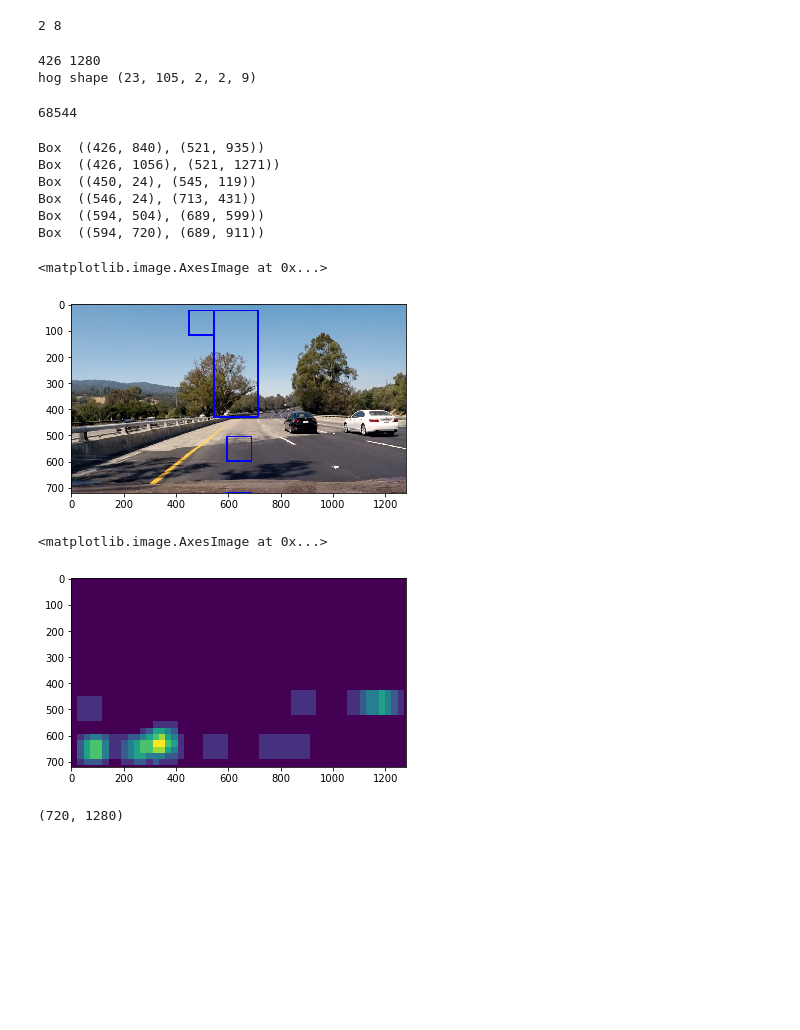
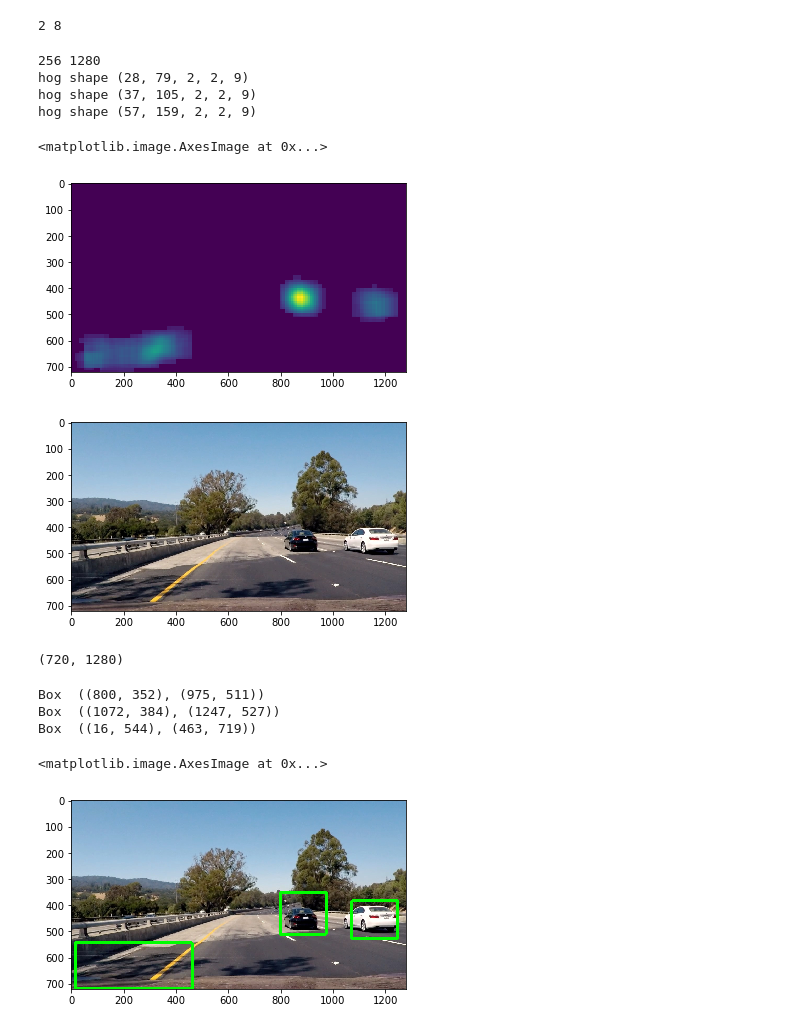
Before and after one commit to riochuong/CarND-Vehicle-Detection, a Jupyter notebook: vehicle_detection_pipeline/Test Sliding Window.ipynb, the cells around one changed output. Saved outputs shown, nothing was run; the diff lists cells and outputs as text; code cells hidden in the pictures; blank space fills up the shorter version.

```diff
--- a/vehicle_detection_pipeline/Test Sliding Window.ipynb
+++ b/vehicle_detection_pipeline/Test Sliding Window.ipynb
@@ -31,10 +34,10 @@ print(cell_per_block, pix_per_cell)
 # %% [output]
 2 8
 # %%
-ystart = orig_img.shape[1]//3
+ystart = orig_img.shape[1]//5
 ystop = orig_img.shape[1]
 print(ystart,ystop)
-scale = 1.5
+scale = 2
 heat_map = np.zeros((orig_img.shape[0], orig_img.shape[1]))
 heat_map, labels = slide_windows_and_update_heat_map(orig_img, ystart,
                                       ystop, scale, svc,
@@ -43,36 +46,59 @@ heat_map, labels = slide_windows_and_update_heat_map(orig_img, ystart,
                                           cell_per_block,
                                           spatial_size, hist_bins,
                                           window_size=64,
-                                          cells_per_step=2,
-                                          threshold=1,
+                                          cells_per_step=1,
+                                          threshold=7,
                                          heat_map=heat_map)
+scale = 1.5
+heat_map, labels = slide_windows_and_update_heat_map(orig_img, ystart,
+                                      ystop, scale, svc,
+                                      X_scaler, orient,
+                                          pix_per_cell,
+                                          cell_per_block,
+                                          spatial_size, hist_bins,
+                                          window_size=64,
+                                          cells_per_step=1,
+                                          threshold=7,
+                                         heat_map=heat_map)
+scale = 1
+heat_map, labels = slide_windows_and_update_heat_map(orig_img, ystart,
+                                      ystop, scale, svc,
+                                      X_scaler, orient,
+                                          pix_per_cell,
+                                          cell_per_block,
+                                          spatial_size, hist_bins,
+                                          window_size=64,
+                                          cells_per_step=1,
+                                          threshold=7,
+                                         heat_map=heat_map)
 # %% [output]
-426 1280
-hog shape (23, 105, 2, 2, 9)
+256 1280
+hog shape (28, 79, 2, 2, 9)
+hog shape (37, 105, 2, 2, 9)
+hog shape (57, 159, 2, 2, 9)
-# %%
-len(np.where(heat_map == 1)[0])
-# %% [output]
-68544
-# %%
-copy_img = np.copy(orig_img)
-draw_bounding_boxes_from_labels(copy_img, labels)
-plt.imshow(copy_img)
-# %% [output]
-Box  ((426, 840), (521, 935))
-Box  ((426, 1056), (521, 1271))
-Box  ((450, 24), (545, 119))
-Box  ((546, 24), (713, 431))
-Box  ((594, 504), (689, 599))
-Box  ((594, 720), (689, 911))
-<matplotlib.image.AxesImage at 0x...>
-[figure, removed]
 # %%
 plt.figure()
 plt.imshow(heat_map)
+plt.figure()
+plt.imshow(orig_img)
 # %% [output]
 <matplotlib.image.AxesImage at 0x...>
-[figure, old version]
+[figure, new version]
+[figure, added]
 # %%
 heat_map.shape
 # %% [output]
 (720, 1280)
+# %%
+copy_img = np.copy(orig_img)
+copy_img = draw_bounding_boxes_from_labels(copy_img, labels)
+# %% [output]
+Box  ((800, 352), (975, 511))
+Box  ((1072, 384), (1247, 527))
+Box  ((16, 544), (463, 719))
+# %%
+plt.figure()
+plt.imshow(copy_img)
+# %% [output]
+<matplotlib.image.AxesImage at 0x...>
+[figure, added]
```
Also changed, not shown: parts of 1 cell of this notebook, 2 other files.
